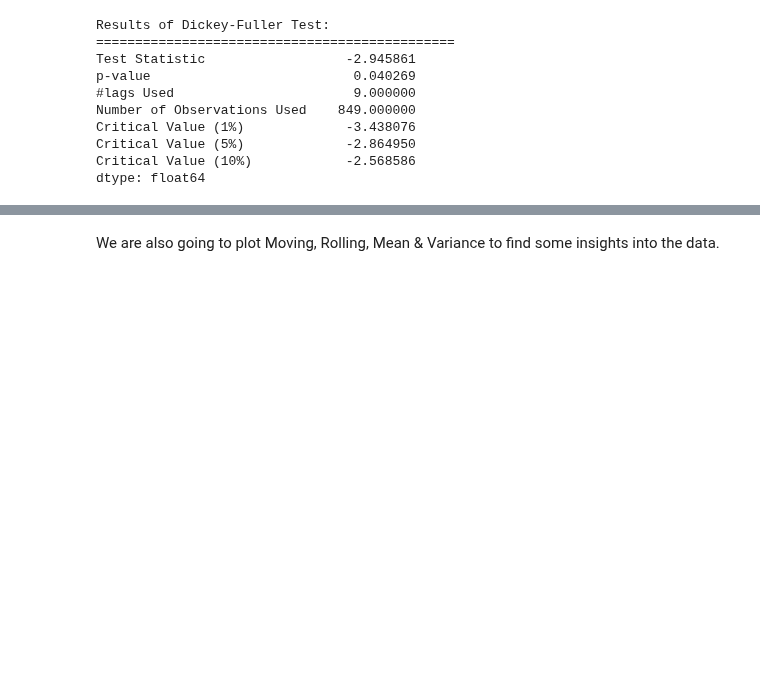
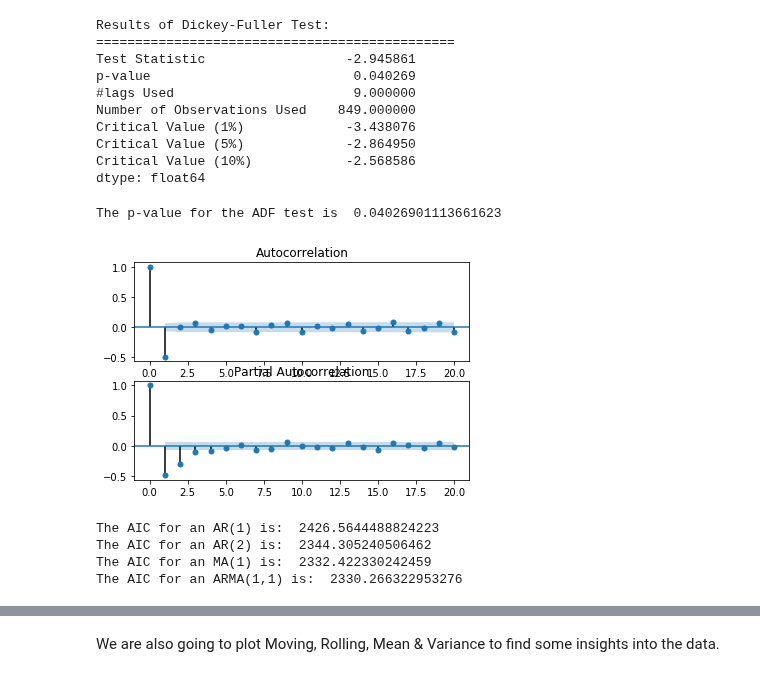
Before and after one commit to bryanhonof/Smart-Systems-Assignment-1, a Jupyter notebook: Python/3_exploratory_data_analysis.ipynb, the cells around one changed output, grey strips where cells are left out. Cells and saved outputs as stored; diff of their text form; code cells hidden in the pictures; blank space fills up the shorter version.

```diff
--- a/Python/3_exploratory_data_analysis.ipynb
+++ b/Python/3_exploratory_data_analysis.ipynb
@@ -175,3 +178,51 @@ Critical Value (1%)             -3.438076
 Critical Value (5%)             -2.864950
 Critical Value (10%)            -2.568586
 dtype: float64
+# %%
+adfuller_result = adfuller(data.temperature)
+print("The p-value for the ADF test is ", adfuller_result[1])
+# %% [output]
+The p-value for the ADF test is  0.04026901113661623
+# %%
+chg_temp = data.temperature.diff()
+chg_temp = chg_temp.dropna()
+# %%
+# Plot the ACF and PACF on the same page
+fig, axes = plt.subplots(2,1)
+
+# Plot the ACF
+plot_acf(chg_temp, lags=20, ax=axes[0])
+
+# Plot the PACF
+plot_pacf(chg_temp, lags=20, ax=axes[1])
+plt.show()
+# %% [output]
+[figure, added]
+# %%
+# Import the module for estimating an ARMA model
+from statsmodels.tsa.arima_model import ARMA
+
+# Fit the data to an AR(1) model and print AIC:
+mod = ARMA(chg_temp, order=(1, 0))
+res = mod.fit()
+print("The AIC for an AR(1) is: ", res.aic)
+
+# Fit the data to an AR(2) model and print AIC:
+mod = ARMA(chg_temp, order=(2, 0))
+res = mod.fit()
+print("The AIC for an AR(2) is: ", res.aic)
+
+# Fit the data to an MA(1) model and print AIC:
+mod = ARMA(chg_temp, order=(0, 1))
+res = mod.fit()
+print("The AIC for an MA(1) is: ", res.aic)
+
+# Fit the data to an ARMA(1,1) model and print AIC:
+mod = ARMA(chg_temp, order=(1, 1))
+res = mod.fit()
+print("The AIC for an ARMA(1,1) is: ", res.aic)
+# %% [output]
+The AIC for an AR(1) is:  2426.5644488824223
+The AIC for an AR(2) is:  2344.305240506462
+The AIC for an MA(1) is:  2332.422330242459
+The AIC for an ARMA(1,1) is:  2330.266322953276
```
Also changed, not shown: parts of 2 cells of this notebook, 1 other file.
